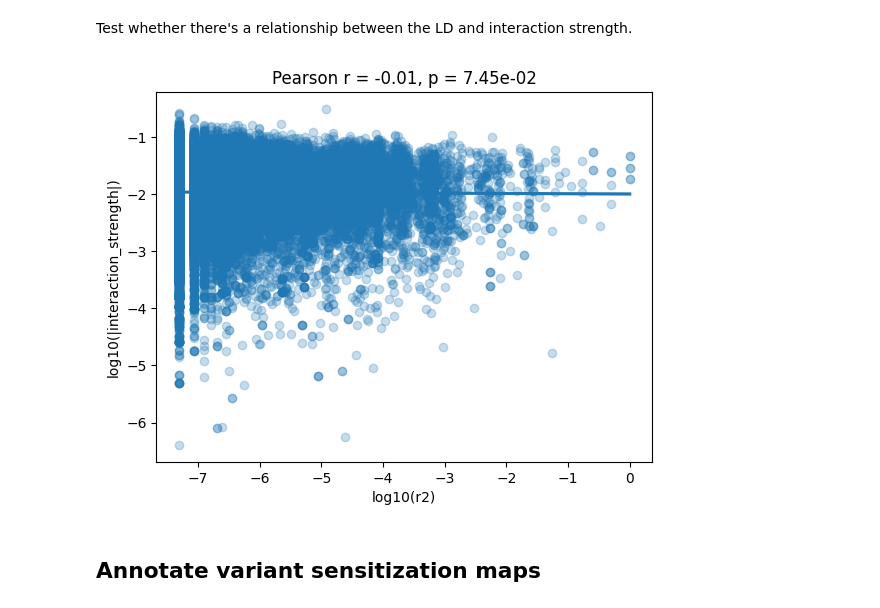
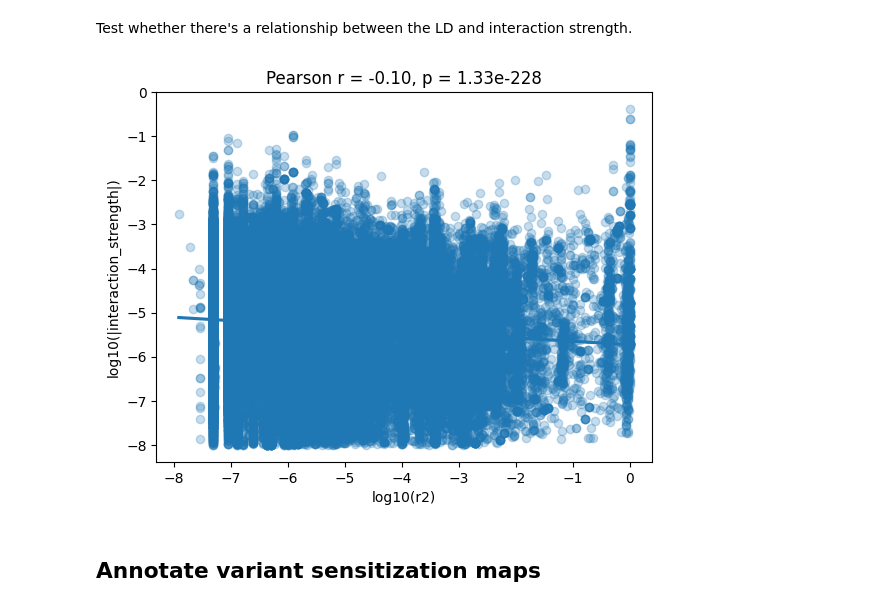
Before and after one commit to bschilder/VEP_DNA, a Jupyter notebook: notebooks/variant_attribution_SpliceAI.ipynb, the cells around one changed output. Drawn from its saved outputs; the diff is of its cells as text; code cells hidden in the pictures.

Commit message:
Run splice sensitization maps

```diff
--- a/notebooks/variant_attribution_SpliceAI.ipynb
+++ b/notebooks/variant_attribution_SpliceAI.ipynb
@@ -200,8 +288,8 @@ Tracks available: 3pss_neg, 3pss_pos, 5pss_neg, 5pss_pos
 # %%
 # Subset the GVL dataset to a regions of interest for a specific gene and compute the binarized haplotype x WT variant matrix.
 region_to_site = GVL.filter_region_to_site(site_ds.rows)
-roi = region_to_site.filter(pl.col("chromStart") >=bed.loc[bed["GENE"]==gene]["pos"].min(),
-                            pl.col("chromEnd") <= bed.loc[bed["GENE"]==gene]["pos"].max()
+roi = region_to_site.filter(pl.col("chromStart") >= gene_min_pos,
+                            pl.col("chromEnd") <= gene_max_pos
      )
 print(roi.shape)
 roi
@@ -288,19 +376,14 @@ Number of variants with no variation (invariant columns): 2
 # %%
-save_dir = os.path.expanduser("~/projects/data/1000_Genomes_on_GRCh38/clinvar_utr_snv")
-pq_files = glob.glob(os.path.join(save_dir, "*.parquet"))
+spliceai_df_path = "../data/1000_Genomes_on_GRCh38/SpliceAI/spliceai_clinvar_merged.parquet"
+spliceai_df = pd.read_parquet(spliceai_df_path)
 
-pq_file_chrom = [x for x in pq_files if  chrom in x][0]
+# Standardise clinical significance labels
+spliceai_df["clinsig"] = spliceai_df["CLNSIG_simplified"].astype(str)
+likely_mask = spliceai_df["CLNSIG"].str.lower().str.contains("likely").fillna(False)
+spliceai_df.loc[likely_mask, "clinsig"] = "likely_"+spliceai_df.loc[likely_mask, "clinsig"]
+spliceai_df.replace({"clinsig": {"vus": "VUS"}}, inplace=True)
+spliceai_df = spliceai_df[~spliceai_df["clinsig"].isin([np.str_('nan'), 'nan'])]
+spliceai_df["clinsig_simple"] = spliceai_df["clinsig"].str.replace("likely_", "")
+spliceai_df.rename(columns={"hap_id": "ploid"}, inplace=True)
 
-### Polars sucks at scanning remote parquet files, but is SUPER fast for local files
-import polars as pl
-vep_df = pl.scan_parquet(pq_file_chrom).filter(
-    pl.col("slot") == "COVR",
-    pl.col("flashzoi").is_not_null()
-).collect().to_pandas()
-
-# vep_df = pd.read_parquet(pq_file_chrom)
-# vep_df = vep_df.loc[vep_df["slot"] == "COVR"].dropna(subset=["flashzoi"])
-
-vep_df["VEP"] = vep_df["flashzoi"]
-print(vep_df.shape)
-vep_df.head()
+vep_df = spliceai_df
@@ -453,7 +532,7 @@ plt.tight_layout()
 Test whether there's a relationship between the LD and interaction strength.
 # %%
 if 'Xld' not in globals():
-    Xld = np.corrcoef(hap_matrix, rowvar=False)
+    Xld = np.corrcoef(Xwt.values, rowvar=False)
 
 # Precompute mapping from wt_variant and clinical_position to Xld indices for speed
 pos_to_idx = {int(str(name).split(":")[1].split("-")[0]): i for i, name in enumerate(Xwt.columns)}
@@ -473,33 +552,33 @@ ridge_df["r2"] = ridge_df["r"]**2
 from scipy.stats import pearsonr
 
 # Compute log10 values
 log_r2 = np.log10(ridge_df["r2"] + 1e-8)
 log_interaction_strength = np.log10(ridge_df["interaction_strength"].abs() + 1e-8)
 
 # Remove NaNs and infs for correlation and plotting
 mask = (
     log_r2.notna() & log_interaction_strength.notna() &
     np.isfinite(log_r2) & np.isfinite(log_interaction_strength)
 )
 log_r2_clean = log_r2[mask]
 log_interaction_strength_clean = log_interaction_strength[mask]
 
 # Plot
 sns.regplot(
     x=log_r2_clean,
     y=log_interaction_strength_clean,
     scatter_kws={'alpha':0.25}
 )
 plt.xlabel("log10(r2)")
 plt.ylabel("log10(|interaction_strength|)")
 
 # Pearson correlation
 if len(log_r2_clean) > 1:
     pearson_r, pearson_p = pearsonr(log_r2_clean, log_interaction_strength_clean)
     plt.title(f"Pearson r = {pearson_r:.2f}, p = {pearson_p:.2e}")
 else:
     plt.title("Not enough data for Pearson correlation")
 # %% [output]
-[figure, old version]
+[figure, new version]
 # %% [markdown]
 ## Annotate variant sensitization maps
```
Also changed, not shown: parts of 18 cells of this notebook, 4 other files.
